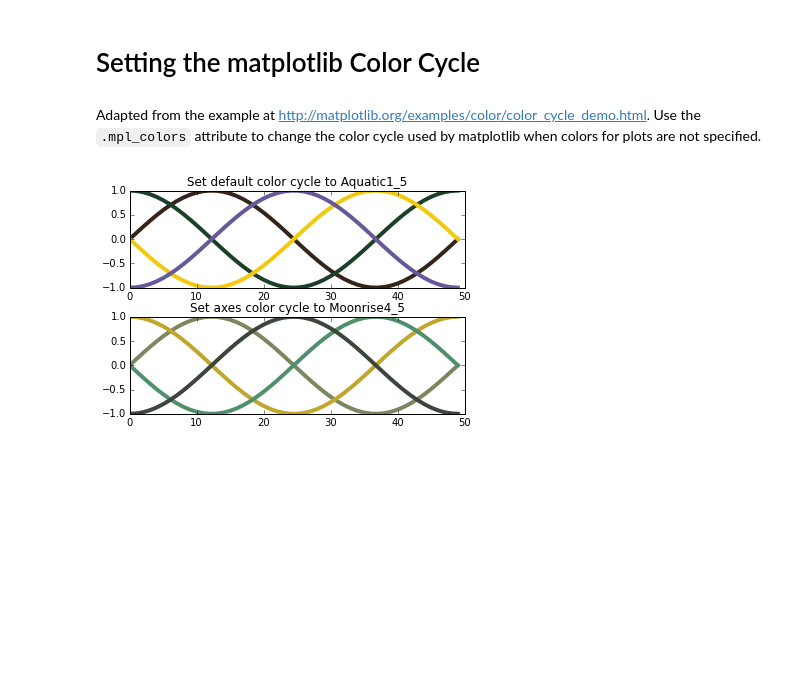
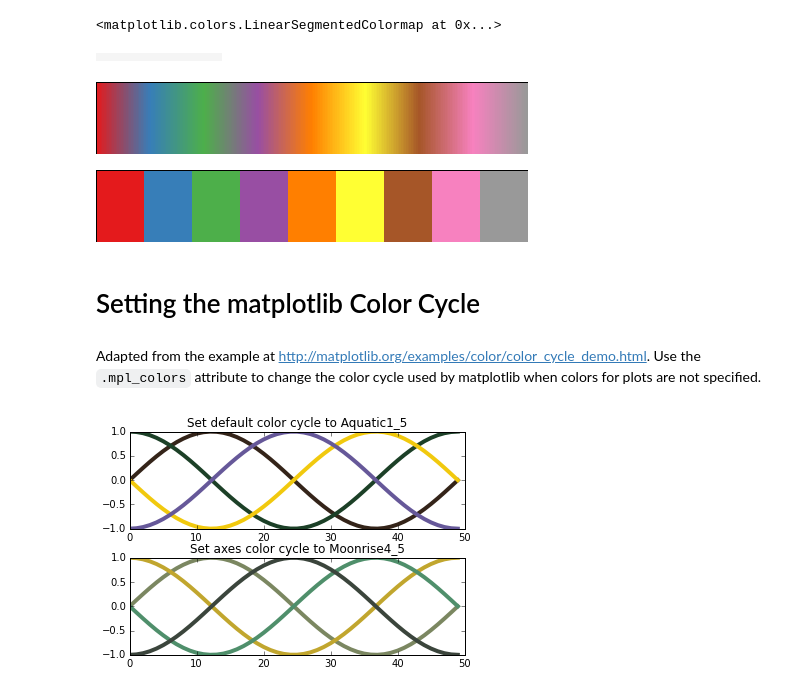
Before and after one commit to jiffyclub/palettable, a Jupyter notebook: demo/Palettable Demo.ipynb, the cells around one changed output. Saved outputs shown, nothing was run; the diff lists cells and outputs as text; code cells hidden in the pictures; blank space fills up the shorter version.

```diff
--- a/demo/Palettable Demo.ipynb
+++ b/demo/Palettable Demo.ipynb
@@ -6,3 +58,20 @@ import numpy as np
+# %%
+Set1_9.mpl_colormap
+# %% [output]
+<matplotlib.colors.LinearSegmentedColormap at 0x...>
+# %%
+# requires ipythonblocks
+Set1_9.show_as_blocks()
+# %% [output]
+|  |  |  |  |  |  |  |  |  |
+# %%
+Set1_9.show_continuous_image()
+# %% [output]
+[figure, added]
+# %%
+Set1_9.show_discrete_image()
+# %% [output]
+[figure, added]
 # %% [markdown]
 # Setting the matplotlib Color Cycle
 # %% [markdown]
```
Also changed, not shown: parts of 8 cells of this notebook.
